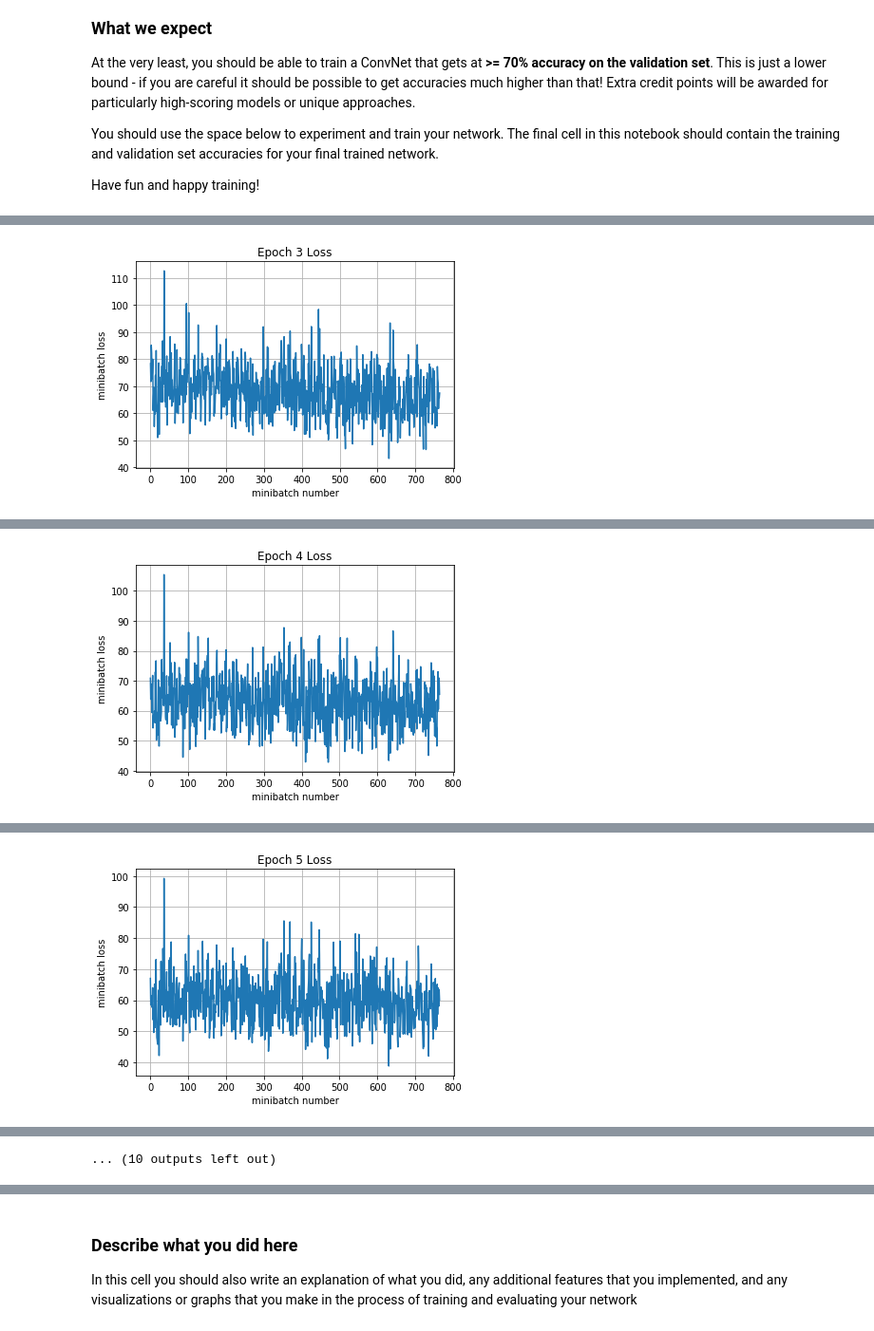
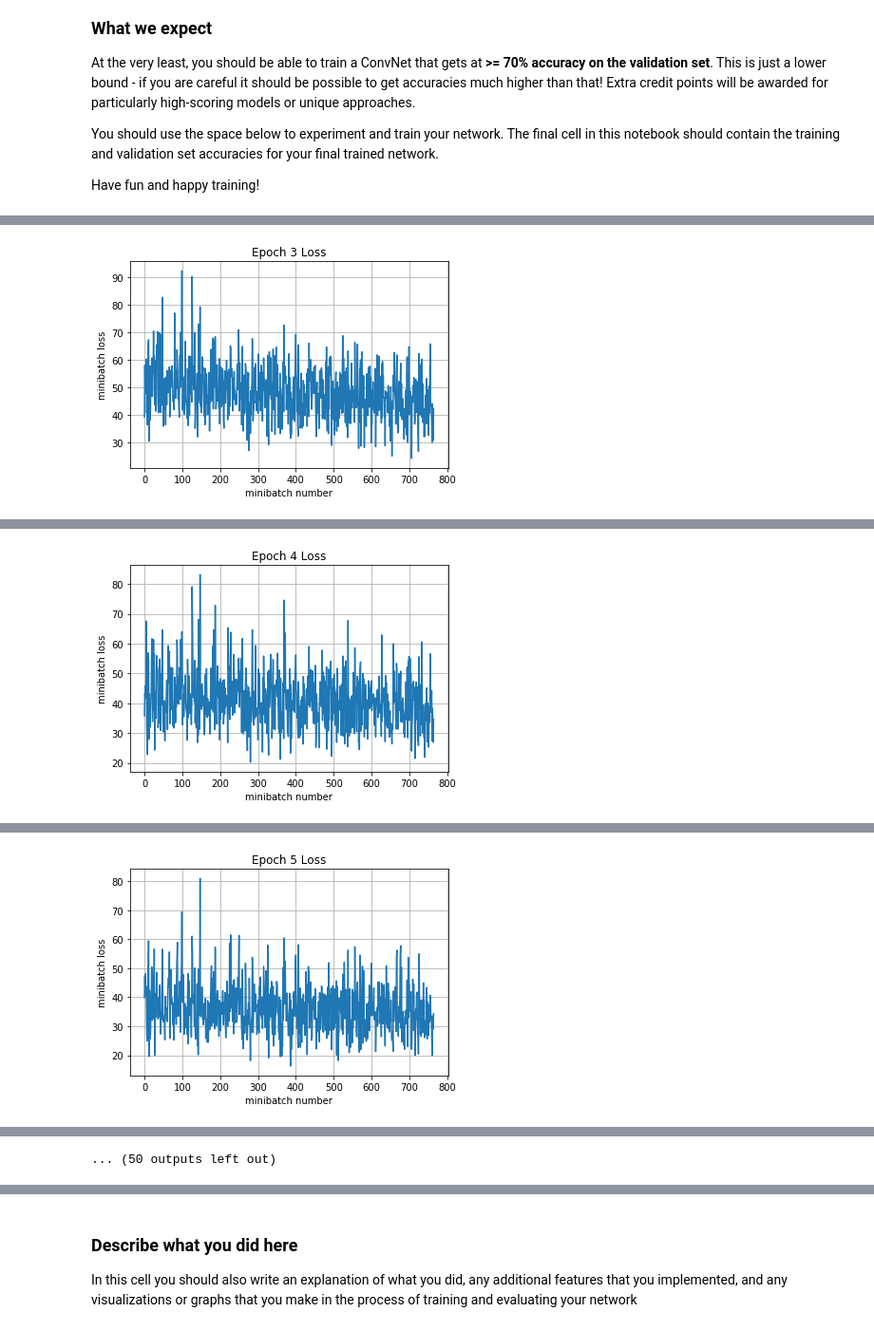
Before and after one commit to chongyangma/cs231n, a Jupyter notebook: assignments/assignment2/TensorFlow.ipynb, the cells around one changed output, grey strips where cells are left out. Shown at 95% size. Saved outputs shown, nothing was run; the diff lists cells and outputs as text; code cells hidden in the pictures.

```diff
--- a/assignments/assignment2/TensorFlow.ipynb
+++ b/assignments/assignment2/TensorFlow.ipynb
@@ -442,34 +442,42 @@ Have fun and happy training!
 # [conv-relu-conv-relu-pool]xN -> [affine]xM -> [softmax or SVM]
 # [batchnorm-relu-conv]xN -> [affine]xM -> [softmax or SVM]
 def my_model(X,y,is_training):
-    Wconv1 = tf.get_variable("Wconv1", shape=[5, 5, 3, 32], initializer=tf.contrib.layers.xavier_initializer())
-    bconv1 = tf.get_variable("bconv1", shape=[32], initializer=tf.contrib.layers.xavier_initializer())
-    Wconv2 = tf.get_variable("Wconv2", shape=[5, 5, 32, 64], initializer=tf.contrib.layers.xavier_initializer())
+    Wconv1 = tf.get_variable("Wconv1", shape=[5, 5, 3, 64], initializer=tf.contrib.layers.xavier_initializer())
+    bconv1 = tf.get_variable("bconv1", shape=[64], initializer=tf.contrib.layers.xavier_initializer())
+    Wconv2 = tf.get_variable("Wconv2", shape=[5, 5, 64, 64], initializer=tf.contrib.layers.xavier_initializer())
     bconv2 = tf.get_variable("bconv2", shape=[64], initializer=tf.contrib.layers.xavier_initializer())
     Wconv3 = tf.get_variable("Wconv3", shape=[5, 5, 64, 128], initializer=tf.contrib.layers.xavier_initializer())
     bconv3 = tf.get_variable("bconv3", shape=[128], initializer=tf.contrib.layers.xavier_initializer())
-    W1 = tf.get_variable("W1", shape=[2048, 128], initializer=tf.contrib.layers.xavier_initializer())
-    b1 = tf.get_variable("b1", shape=[128], initializer=tf.contrib.layers.xavier_initializer())
-    W2 = tf.get_variable("W2", shape=[128, 10], initializer=tf.contrib.layers.xavier_initializer())
-    b2 = tf.get_variable("b2", shape=[10], initializer=tf.contrib.layers.xavier_initializer())
+    W1 = tf.get_variable("W1", shape=[2048, 384], initializer=tf.contrib.layers.xavier_initializer())
+    b1 = tf.get_variable("b1", shape=[384], initializer=tf.contrib.layers.xavier_initializer())
+    W2 = tf.get_variable("W2", shape=[384, 192], initializer=tf.contrib.layers.xavier_initializer())
+    b2 = tf.get_variable("b2", shape=[192], initializer=tf.contrib.layers.xavier_initializer())
+    W3 = tf.get_variable("W3", shape=[192, 10], initializer=tf.contrib.layers.xavier_initializer())
+    b3 = tf.get_variable("b3", shape=[10], initializer=tf.contrib.layers.xavier_initializer())
 
     conv1 = tf.nn.conv2d(X, Wconv1, strides=[1,1,1,1], padding='SAME') + bconv1
     relu1 = tf.nn.relu(conv1)
-    bn1 = tf.contrib.layers.batch_norm(relu1, center=True, scale=True, epsilon=1e-7, is_training=is_training)
-    mp1 = tf.nn.max_pool(bn1, ksize=[1, 2, 2, 1], strides=[1, 2, 2, 1], padding='VALID')
-    conv2 = tf.nn.conv2d(mp1, Wconv2, strides=[1,1,1,1], padding='SAME') + bconv2
+    mp1 = tf.nn.max_pool(relu1, ksize=[1, 3, 3, 1], strides=[1, 2, 2, 1], padding='SAME')
+    #norm1 = tf.nn.lrn(mp1, 4, bias=1.0, alpha=0.001 / 9.0, beta=0.75, name='norm1')
+    bn1 = tf.contrib.layers.batch_norm(mp1, center=True, scale=True, epsilon=1e-7, is_training=is_training)
+    conv2 = tf.nn.conv2d(bn1, Wconv2, strides=[1,1,1,1], padding='SAME') + bconv2
     relu2 = tf.nn.relu(conv2)
+    #norm2 = tf.nn.lrn(conv2, 4, bias=1.0, alpha=0.001 / 9.0, beta=0.75, name='norm2')
     bn2 = tf.contrib.layers.batch_norm(relu2, center=True, scale=True, epsilon=1e-7, is_training=is_training)
-    mp2 = tf.nn.max_pool(bn2, ksize=[1, 2, 2, 1], strides=[1, 2, 2, 1], padding='VALID')
+    mp2 = tf.nn.max_pool(bn2, ksize=[1, 3, 3, 1], strides=[1, 2, 2, 1], padding='SAME')
     conv3 = tf.nn.conv2d(mp2, Wconv3, strides=[1,1,1,1], padding='SAME') + bconv3
     relu3 = tf.nn.relu(conv3)
+    #norm3 = tf.nn.lrn(relu3, 4, bias=1.0, alpha=0.001 / 9.0, beta=0.75, name='norm3')
     bn3 = tf.contrib.layers.batch_norm(relu3, center=True, scale=True, epsilon=1e-7, is_training=is_training)
-    mp3 = tf.nn.max_pool(bn3, ksize=[1, 2, 2, 1], strides=[1, 2, 2, 1], padding='VALID')
+    mp3 = tf.nn.max_pool(bn3, ksize=[1, 3, 3, 1], strides=[1, 2, 2, 1], padding='SAME')
     mp_vector = tf.reshape(mp3, [-1, 2048])
     fc1 = tf.matmul(mp_vector, W1) + b1
     relu4 = tf.nn.relu(fc1)
-    y_out = tf.matmul(relu4, W2) + b2
-    regularizers = tf.nn.l2_loss(Wconv1) + tf.nn.l2_loss(Wconv2) + tf.nn.l2_loss(Wconv3) + tf.nn.l2_loss(W1) + tf.nn.l2_loss(W2)
+    fc2 = tf.matmul(relu4, W2) + b2
+    relu5 = tf.nn.relu(fc2)
+    y_out = tf.matmul(relu5, W3) + b3
+    regularizers = tf.nn.l2_loss(Wconv1) + tf.nn.l2_loss(Wconv2) + tf.nn.l2_loss(Wconv3) \
+    + tf.nn.l2_loss(W1) + tf.nn.l2_loss(W2) + tf.nn.l2_loss(W3)
     return y_out, regularizers
 
 tf.reset_default_graph()
@@ -481,7 +489,7 @@ is_training = tf.placeholder(tf.bool)
 y_out, regularizers = my_model(X, y, is_training)
 
 mean_loss = tf.reduce_mean(tf.nn.softmax_cross_entropy_with_logits(labels=tf.one_hot(y, 10), logits=y_out)
-                          + 0.003 * regularizers)
+                          + 0.0001 * regularizers)
 optimizer = tf.train.RMSPropOptimizer(1e-3)
 
 # batch normalization in tensorflow requires this extra dependency
@@ -515,7 +523,7 @@ sess = tf.Session()
 
 sess.run(tf.global_variables_initializer())
 print('Training')
-run_model(sess,y_out,mean_loss,X_train,y_train,10,64,200,train_step,True)
+run_model(sess,y_out,mean_loss,X_train,y_train,30,64,200,train_step,True)
 print('Validation')
 run_model(sess,y_out,mean_loss,X_val,y_val,1,64)
 # %% [output]
@@ -540 +548 @@ Epoch 3, Overall loss = 1.07 and accuracy of 0.745
-[figure, old version]
+[figure, new version]
@@ -546 +554 @@ Epoch 4, Overall loss = 0.987 and accuracy of 0.781
-[figure, old version]
+[figure, new version]
@@ -552 +560 @@ Epoch 5, Overall loss = 0.937 and accuracy of 0.807
-[figure, old version]
+[figure, new version]
@@ -558,4 +566,4 @@ Epoch 6, Overall loss = 0.909 and accuracy of 0.823
-... (10 outputs left out)
+... (50 outputs left out)
 # %%
 # Test your model here, and make sure
 # the output of this cell is the accuracy
```
Also changed, not shown: parts of 9 cells of this notebook.
